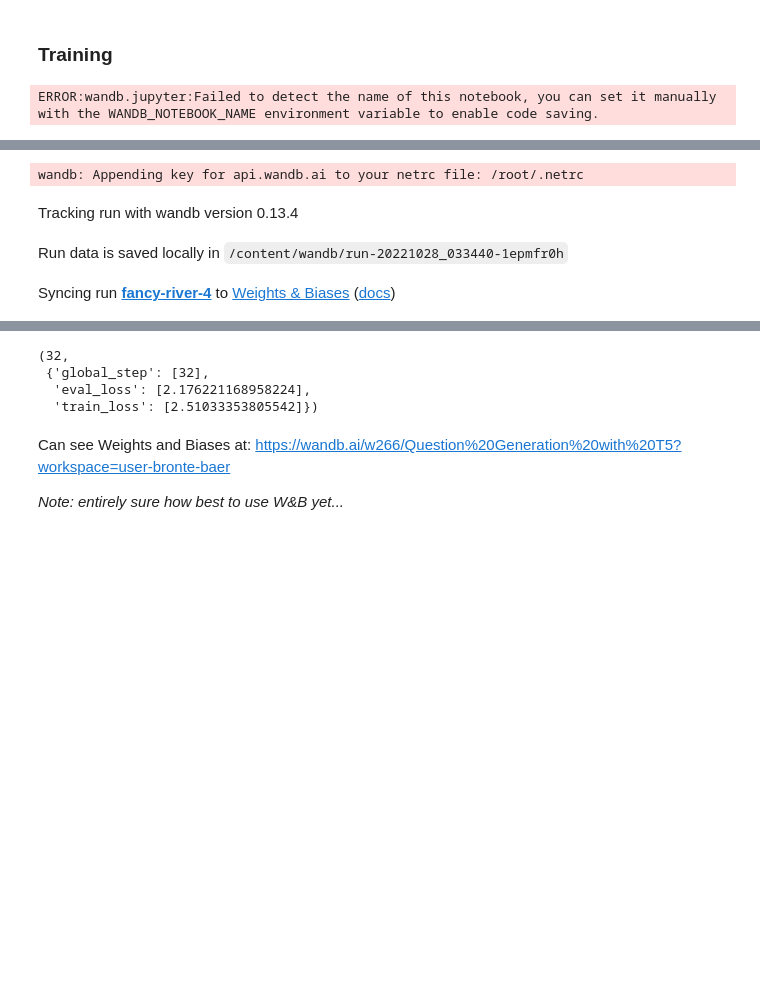
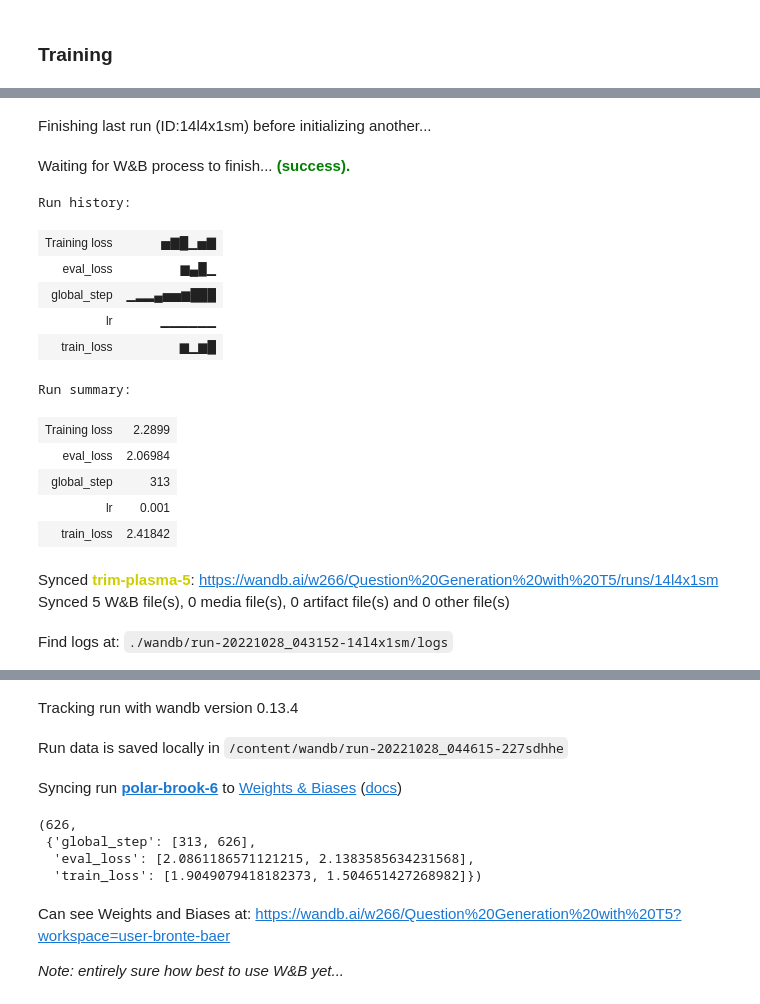
Before and after one commit to jeanlucjackson/w266_NLP_final_project, a Jupyter notebook: code/BB/bb_t5_simple_transformers.ipynb, the cells around one changed output, grey strips where cells are left out. Drawn from its saved outputs; the diff is of its cells as text; code cells hidden in the pictures; blank space fills up the shorter version.

Commit message:
BB saving T5 simple transformer model batch/time testing

```diff
--- a/code/BB/bb_t5_simple_transformers.ipynb
+++ b/code/BB/bb_t5_simple_transformers.ipynb
@@ -55,7 +55,7 @@ Set up dataframes
 # %%
 # Create dataframe for train data
 # shuffle so random
-count=1000
+count=10000
 data_shuffle=data_squad['train'].shuffle(seed=1962).select(range(count))
 train_df=pd.DataFrame()
 # train_df['answer'] = [answer['text'][0] for answer in data_shuffle['answers']]
@@ -129,12 +145,12 @@ model_args = {
     "overwrite_output_dir": True,
     "max_seq_length": 128,
     "train_batch_size": 32,
-    "num_train_epochs": 1,
+    "num_train_epochs": 2,
     "save_eval_checkpoints": True,
     "save_steps": -1,
     "use_multiprocessing": False,
     "evaluate_during_training": True,
-    "evaluate_during_training_steps": 15000,
+    "evaluate_during_training_steps": 1000,
     "evaluate_during_training_verbose": True,
     "fp16": False,
 
@@ -145,4 +161,3 @@ model = T5Model("t5", "t5-base", args=model_args)
 
 model.train_model(train_df, eval_data=eval_df)
 # %% [output]
-ERROR:wandb.jupyter:Failed to detect the name of this notebook, you can set it manually with the WANDB_NOTEBOOK_NAME environment variable to enable code saving.
@@ -150,4 +164,17 @@ ERROR:wandb.jupyter:Failed to detect the name of this notebook, you can set it m
-wandb: Appending key for api.wandb.ai to your netrc file: /root/.netrc
-Tracking run with wandb version 0.13.4
+Finishing last run (ID:14l4x1sm) before initializing another...
-Run data is saved locally in /content/wandb/run-20221028_033440-1epmfr0h
+Waiting for W&B process to finish... (success).
+Run history:
+| Training loss | ▅▇█▁▅▇ |
+| eval_loss | ▆▄█▁ |
+| global_step | ▁▂▂▄▅▅▆███ |
+| lr | ▁▁▁▁▁▁ |
+| train_loss | ▆▁▆█ |
+Run summary:
+| Training loss | 2.2899 |
+| eval_loss | 2.06984 |
+| global_step | 313 |
+| lr | 0.001 |
+| train_loss | 2.41842 |
-Syncing run fancy-river-4 to Weights & Biases (docs)
+Synced trim-plasma-5: https://wandb.ai/w266/Question%20Generation%20with%20T5/runs/14l4x1sm
+Synced 5 W&B file(s), 0 media file(s), 0 artifact file(s) and 0 other file(s)
+Find logs at: ./wandb/run-20221028_043152-14l4x1sm/logs
@@ -154,7 +182,10 @@ Syncing run fancy-river-4 to Weights & Biases (docs)
+Tracking run with wandb version 0.13.4
+Run data is saved locally in /content/wandb/run-20221028_044615-227sdhhe
+Syncing run polar-brook-6 to Weights & Biases (docs)
-(32,
- {'global_step': [32],
-  'eval_loss': [2.176221168958224],
-  'train_loss': [2.51033353805542]})
+(626,
+ {'global_step': [313, 626],
+  'eval_loss': [2.0861186571121215, 2.1383585634231568],
+  'train_loss': [1.9049079418182373, 1.504651427268982]})
 # %% [markdown]
 Can see Weights and Biases at: https://wandb.ai/w266/Question%20Generation%20with%20T5?workspace=user-bronte-baer
 
```
Also changed, not shown: parts of 5 cells of this notebook.
